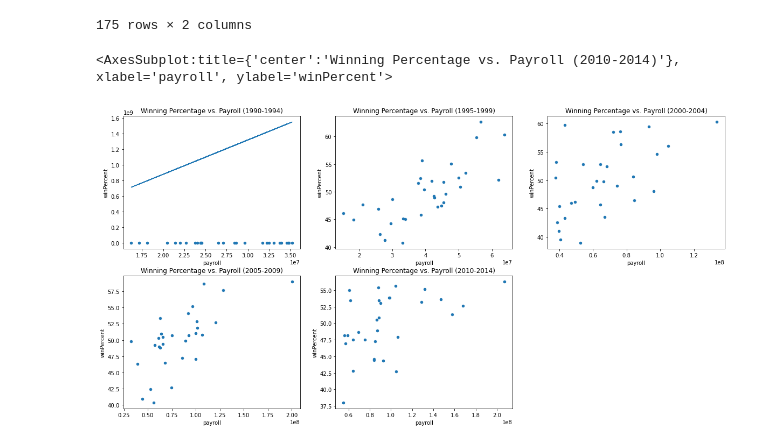
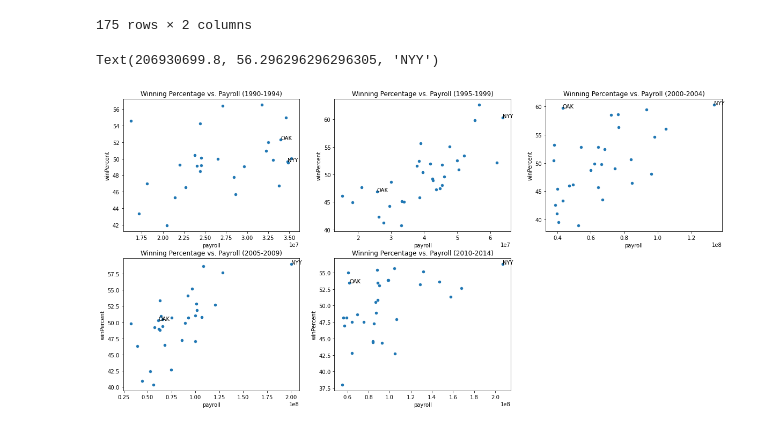
Before and after one commit to jpdevito/cmsc320, a Jupyter notebook: Project 2.ipynb, the cells around one changed output. Cells and saved outputs as stored; diff of their text form; code cells hidden in the pictures.

Commit message:
added labels for oak and nyy

```diff
--- a/Project 2.ipynb
+++ b/Project 2.ipynb
@@ -125,20 +129,30 @@ means = means.dropna()
 # %%
 # creates 5 subplots
 fig, axes = plt.subplots(nrows=2, ncols=3, figsize=(20, 10))
 fig.delaxes(axes[1][2])
 
-# plots the data for 1990-1994
+# plots the data
 means.loc["A"].plot.scatter(x="payroll", y="winPercent", ax=axes[0][0], title="Winning Percentage vs. Payroll (1990-1994)")
-# plots best fit line
-b, m = np.polyfit(means.loc["A"].reset_index().payroll, means.loc["A"].reset_index().winPercent, 1)
-axes[0, 0].plot(means.loc["A"].reset_index().payroll, b + m * means.loc["A"].reset_index().payroll, '-')
+# adds a label "OAK" for the point representing the Oakland A's
+axes[0, 0].text(means.loc["A"].at["OAK", "payroll"], means.loc["A"].at["OAK", "winPercent"], "OAK")
+# adds a label "NYY" for the point representing the New York Yankees
+axes[0, 0].text(means.loc["A"].at["NYA", "payroll"], means.loc["A"].at["NYA", "winPercent"], "NYY")
 
-# plots the data for 1994-1999
 means.loc["B"].plot.scatter(x="payroll", y="winPercent", ax=axes[0][1], title="Winning Percentage vs. Payroll (1995-1999)")
+axes[0, 1].text(means.loc["B"].at["OAK", "payroll"], means.loc["B"].at["OAK", "winPercent"], "OAK")
+axes[0, 1].text(means.loc["B"].at["NYA", "payroll"], means.loc["B"].at["NYA", "winPercent"], "NYY")
 
 means.loc["C"].plot.scatter(x="payroll", y="winPercent", ax=axes[0][2], title="Winning Percentage vs. Payroll (2000-2004)")
+axes[0, 2].text(means.loc["C"].at["OAK", "payroll"], means.loc["C"].at["OAK", "winPercent"], "OAK")
+axes[0, 2].text(means.loc["C"].at["NYA", "payroll"], means.loc["C"].at["NYA", "winPercent"], "NYY")
+
 means.loc["D"].plot.scatter(x="payroll", y="winPercent", ax=axes[1][0], title="Winning Percentage vs. Payroll (2005-2009)")
+axes[1, 0].text(means.loc["D"].at["OAK", "payroll"], means.loc["D"].at["OAK", "winPercent"], "OAK")
+axes[1, 0].text(means.loc["D"].at["NYA", "payroll"], means.loc["D"].at["NYA", "winPercent"], "NYY")
+
 means.loc["E"].plot.scatter(x="payroll", y="winPercent", ax=axes[1][1], title="Winning Percentage vs. Payroll (2010-2014)")
+axes[1, 1].text(means.loc["E"].at["OAK", "payroll"], means.loc["E"].at["OAK", "winPercent"], "OAK")
+axes[1, 1].text(means.loc["E"].at["NYA", "payroll"], means.loc["E"].at["NYA", "winPercent"], "NYY")
 # %% [output]
-<AxesSubplot:title={'center':'Winning Percentage vs. Payroll (2010-2014)'}, xlabel='payroll', ylabel='winPercent'>
+Text(206930699.8, 56.296296296296305, 'NYY')
-[figure, old version]
+[figure, new version]
```
Also changed, not shown: parts of 8 cells of this notebook.
